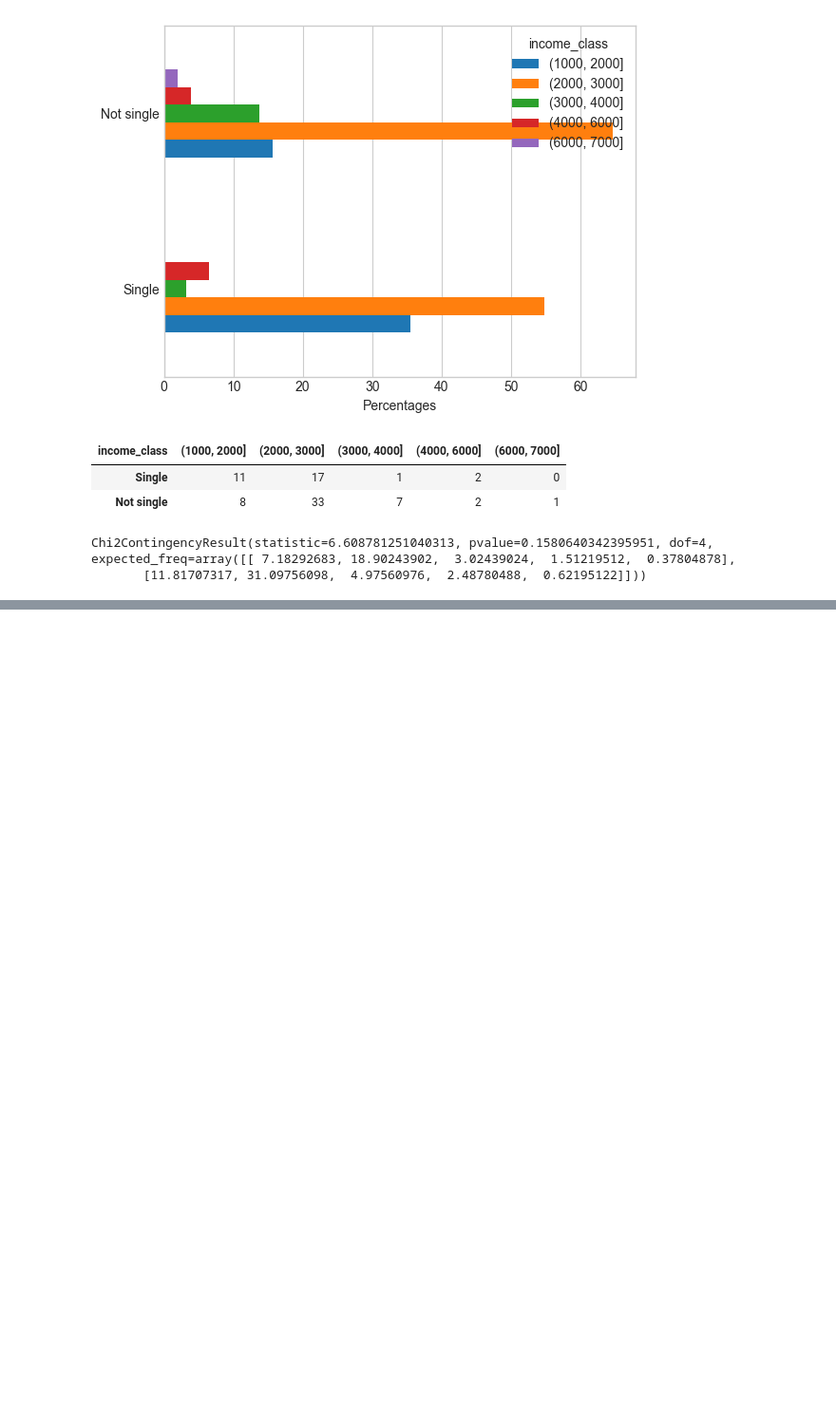
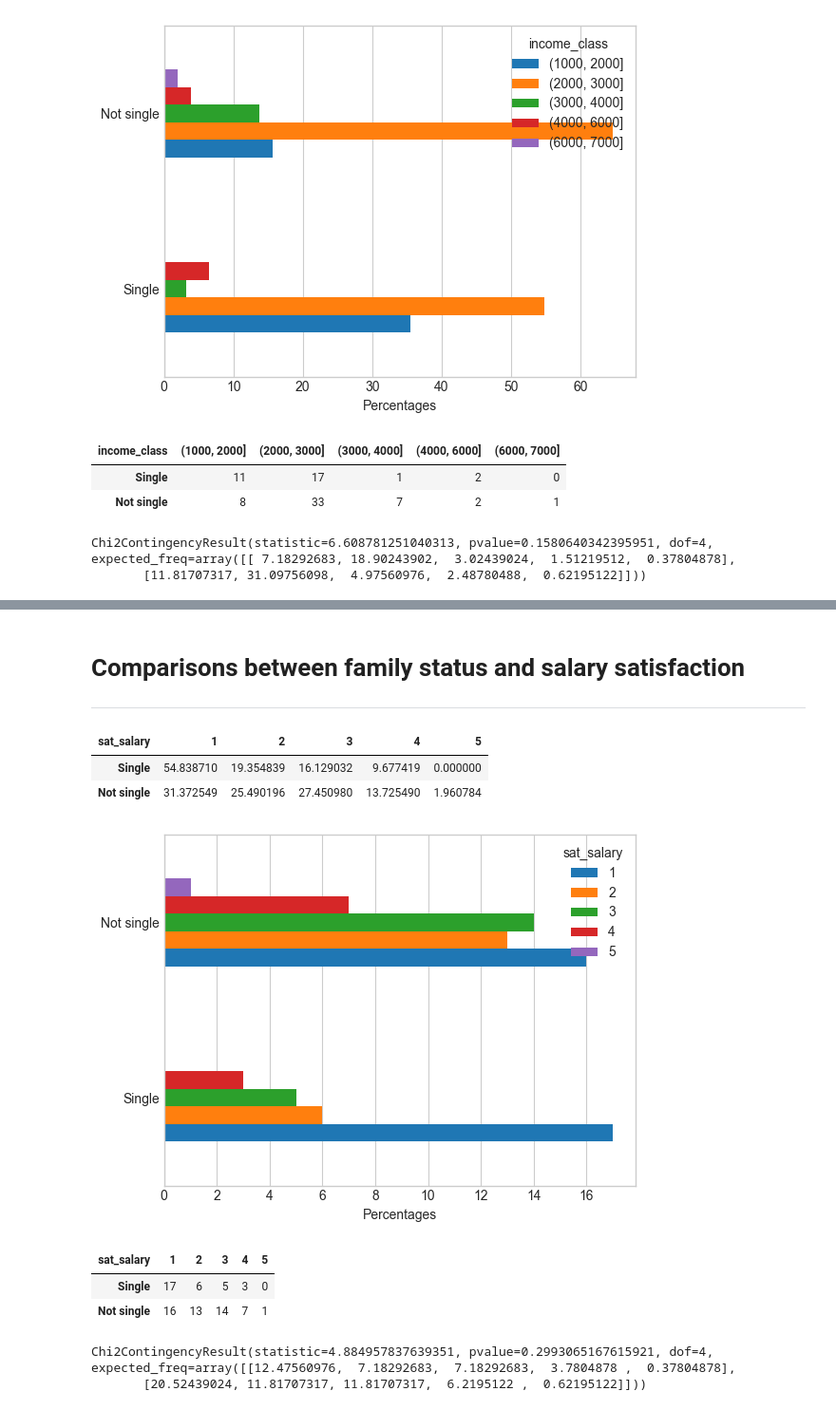
Before and after one commit to KatieRJ/BigDataProject, a Jupyter notebook: Family&Salary.ipynb, the cells around one changed output, grey strips where cells are left out. Shown: that part at 95% size. Saved outputs shown, nothing was run; the diff lists cells and outputs as text; code cells hidden in the pictures; blank space fills up the shorter version.

```diff
--- a/Family&Salary.ipynb
+++ b/Family&Salary.ipynb
@@ -256,0 +309,35 @@ Chi2ContingencyResult(statistic=6.608781251040313, pvalue=0.1580640342395951, do
+# %% [markdown]
+# Comparisons between family status and salary satisfaction
+---
+# %%
+df7 = pd.crosstab(df['family'], df['sat_salary'], normalize= 'index') * 100
+df7.index=['Single','Not single']
+# %%
+df7
+# %% [output]
+| sat_salary | 1 | 2 | 3 | 4 | 5 |
+| Single | 54.838710 | 19.354839 | 16.129032 | 9.677419 | 0.000000 |
+| Not single | 31.372549 | 25.490196 | 27.450980 | 13.725490 | 1.960784 |
+# %%
+df7.plot.barh()
+
+plt.xlabel('Percentages')
+
+plt.grid(axis = 'y')
+# %% [output]
+[figure, added]
+# %%
+df7 = pd.crosstab(df['family'], df['sat_salary'])
+df7.index = ['Single', 'Not single']
+df7
+# %% [output]
+| sat_salary | 1 | 2 | 3 | 4 | 5 |
+| Single | 17 | 6 | 5 | 3 | 0 |
+| Not single | 16 | 13 | 14 | 7 | 1 |
+# %%
+from scipy.stats import chi2_contingency
+
+chi2_contingency(df7)
+# %% [output]
+Chi2ContingencyResult(statistic=4.884957837639351, pvalue=0.2993065167615921, dof=4, expected_freq=array([[12.47560976,  7.18292683,  7.18292683,  3.7804878 ,  0.37804878],
+       [20.52439024, 11.81707317, 11.81707317,  6.2195122 ,  0.62195122]]))
```
Also changed, not shown: parts of 7 cells of this notebook, 1 other file.
